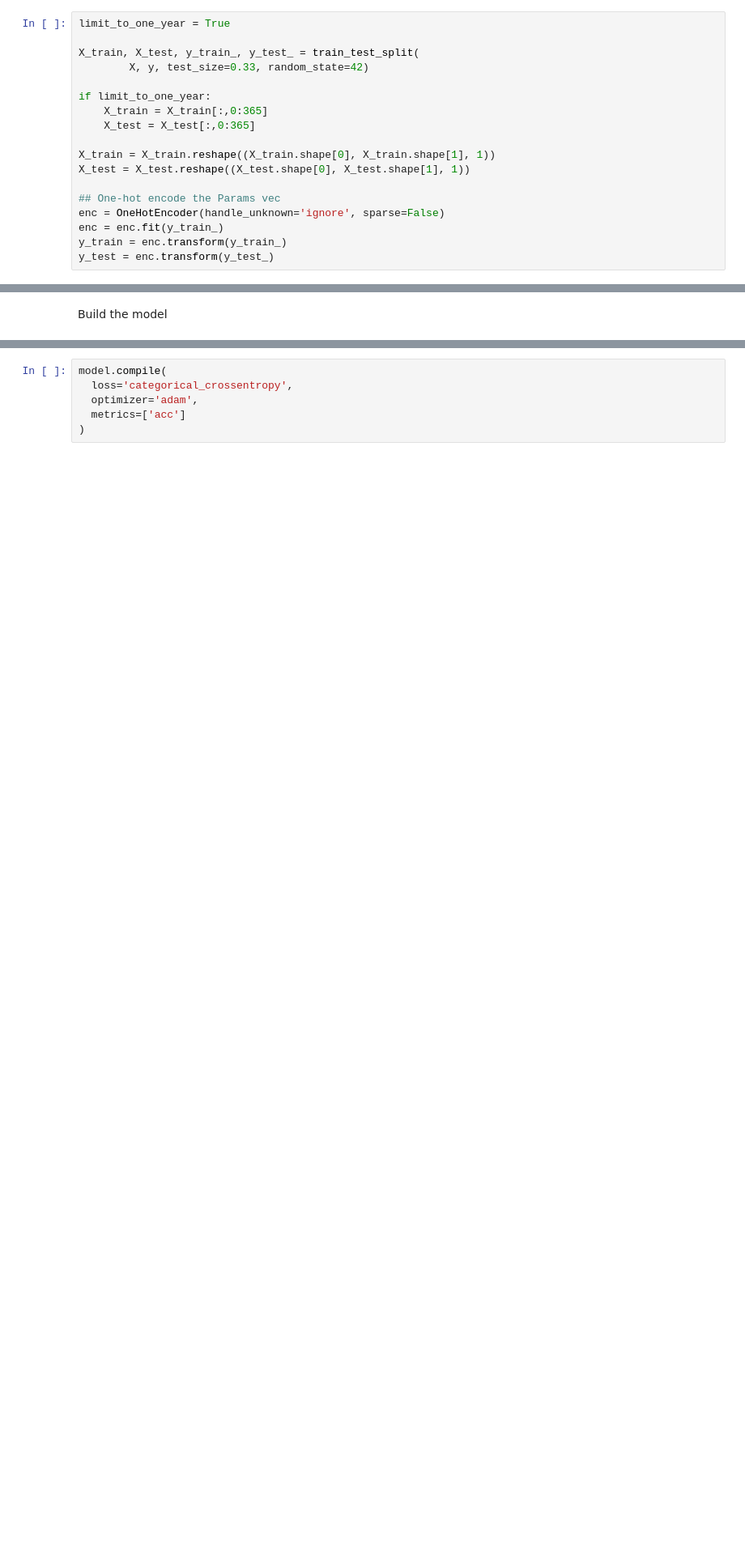
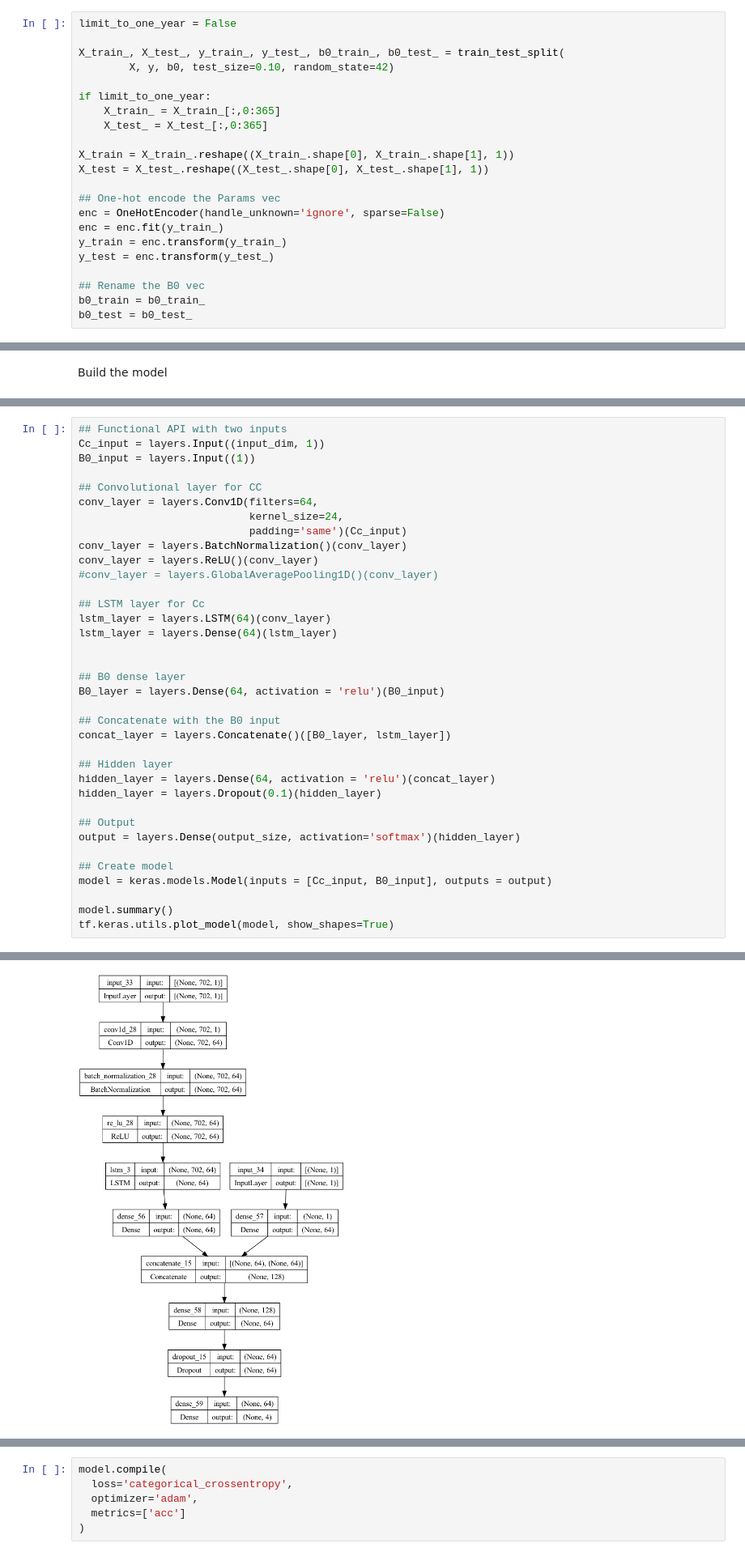
Before and after one commit to eroubenoff/BICS_ABM, a Jupyter notebook: ML Analysis.ipynb, the cells around one changed output, grey strips where cells are left out. Shown at 81% size. Saved outputs shown, nothing was run; the diff lists cells and outputs as text; blank space fills up the shorter version.

Commit message:
added compiler options and building ML model

```diff
--- a/ML Analysis.ipynb
+++ b/ML Analysis.ipynb
@@ -87,21 +163,25 @@ del y['cm']
 # %%
-limit_to_one_year = True
+limit_to_one_year = False
 
-X_train, X_test, y_train_, y_test_ = train_test_split(
-        X, y, test_size=0.33, random_state=42)
+X_train_, X_test_, y_train_, y_test_, b0_train_, b0_test_ = train_test_split(
+        X, y, b0, test_size=0.10, random_state=42)
 
 if limit_to_one_year:
-    X_train = X_train[:,0:365]
-    X_test = X_test[:,0:365]
+    X_train_ = X_train_[:,0:365]
+    X_test_ = X_test_[:,0:365]
 
-X_train = X_train.reshape((X_train.shape[0], X_train.shape[1], 1))
-X_test = X_test.reshape((X_test.shape[0], X_test.shape[1], 1))
+X_train = X_train_.reshape((X_train_.shape[0], X_train_.shape[1], 1))
+X_test = X_test_.reshape((X_test_.shape[0], X_test_.shape[1], 1))
 
 ## One-hot encode the Params vec
 enc = OneHotEncoder(handle_unknown='ignore', sparse=False)
 enc = enc.fit(y_train_)
 y_train = enc.transform(y_train_)
 y_test = enc.transform(y_test_)
+
+## Rename the B0 vec
+b0_train = b0_train_
+b0_test = b0_test_
 # %%
 X_train.shape
 # %% [output]
@@ -134 +218,38 @@ print(output_size)
 4
+# %%
+## Functional API with two inputs
+Cc_input = layers.Input((input_dim, 1))
+B0_input = layers.Input((1))
+
+## Convolutional layer for CC
+conv_layer = layers.Conv1D(filters=64,
+                           kernel_size=24,
+                           padding='same')(Cc_input)
+conv_layer = layers.BatchNormalization()(conv_layer)
+conv_layer = layers.ReLU()(conv_layer)
+#conv_layer = layers.GlobalAveragePooling1D()(conv_layer)
+
+## LSTM layer for Cc
+lstm_layer = layers.LSTM(64)(conv_layer)
+lstm_layer = layers.Dense(64)(lstm_layer)
+
+
+## B0 dense layer
+B0_layer = layers.Dense(64, activation = 'relu')(B0_input)
+
+## Concatenate with the B0 input
+concat_layer = layers.Concatenate()([B0_layer, lstm_layer])
+
+## Hidden layer
+hidden_layer = layers.Dense(64, activation = 'relu')(concat_layer)
+hidden_layer = layers.Dropout(0.1)(hidden_layer)
+
+## Output
+output = layers.Dense(output_size, activation='softmax')(hidden_layer)
+
+## Create model
+model = keras.models.Model(inputs = [Cc_input, B0_input], outputs = output)
+
+model.summary()
+tf.keras.utils.plot_model(model, show_shapes=True)
+# %% [output]
@@ -135 +273,2 @@ print(output_size)
+[figure, added]
 # %%
```
Also changed, not shown: parts of 15 cells of this notebook, 4 other files.
